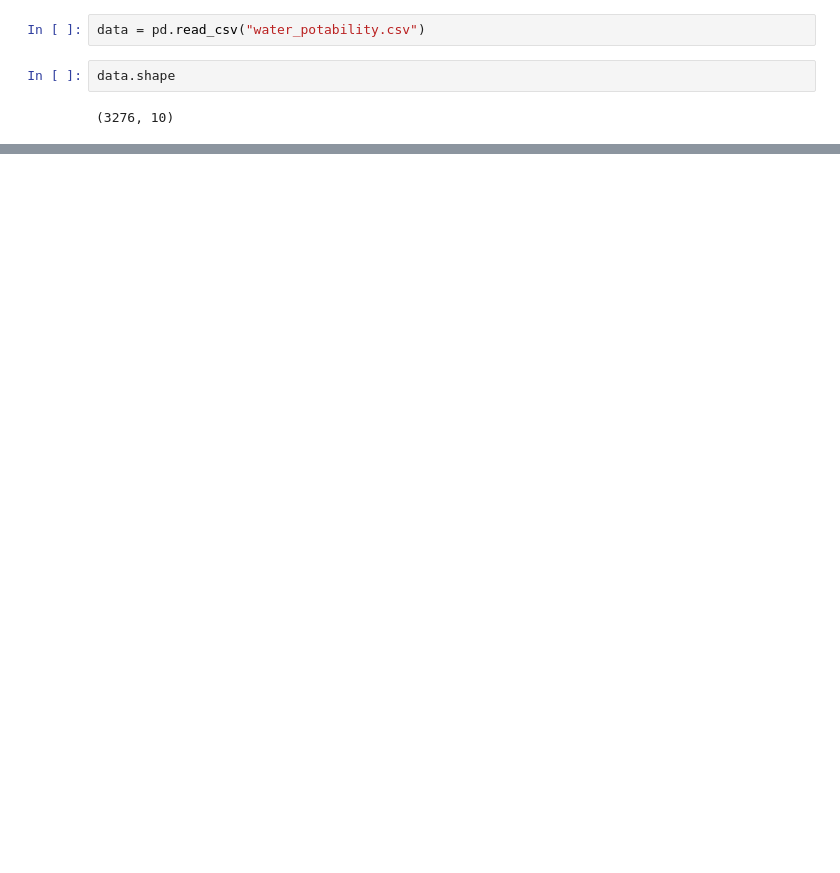
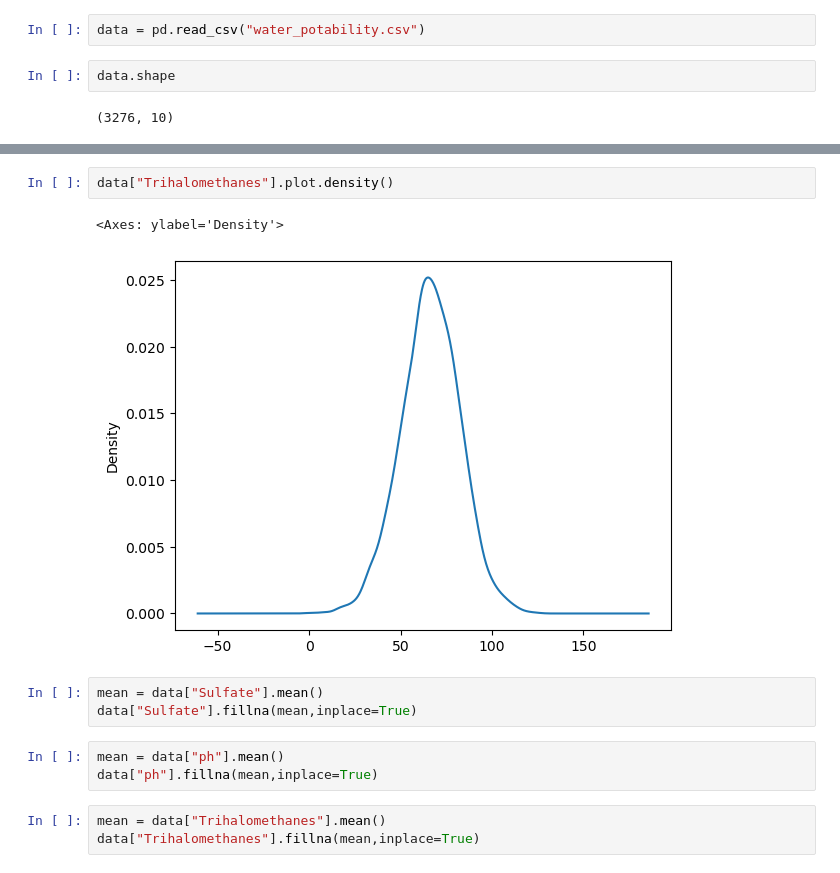
Before and after one commit to AragusSM/Water_Purity, a Jupyter notebook: Untitled.ipynb, the cells around one changed output, grey strips where cells are left out. Saved outputs shown, nothing was run; the diff lists cells and outputs as text; blank space fills up the shorter version.

```diff
--- a/Untitled.ipynb
+++ b/Untitled.ipynb
@@ -31,0 +106,14 @@ data.head()
+# %%
+data["Trihalomethanes"].plot.density()
+# %% [output]
+<Axes: ylabel='Density'>
+[figure, added]
+# %%
+mean = data["Sulfate"].mean()
+data["Sulfate"].fillna(mean,inplace=True)
+# %%
+mean = data["ph"].mean()
+data["ph"].fillna(mean,inplace=True)
+# %%
+mean = data["Trihalomethanes"].mean()
+data["Trihalomethanes"].fillna(mean,inplace=True)
```
Also changed, not shown: parts of 29 cells of this notebook.
